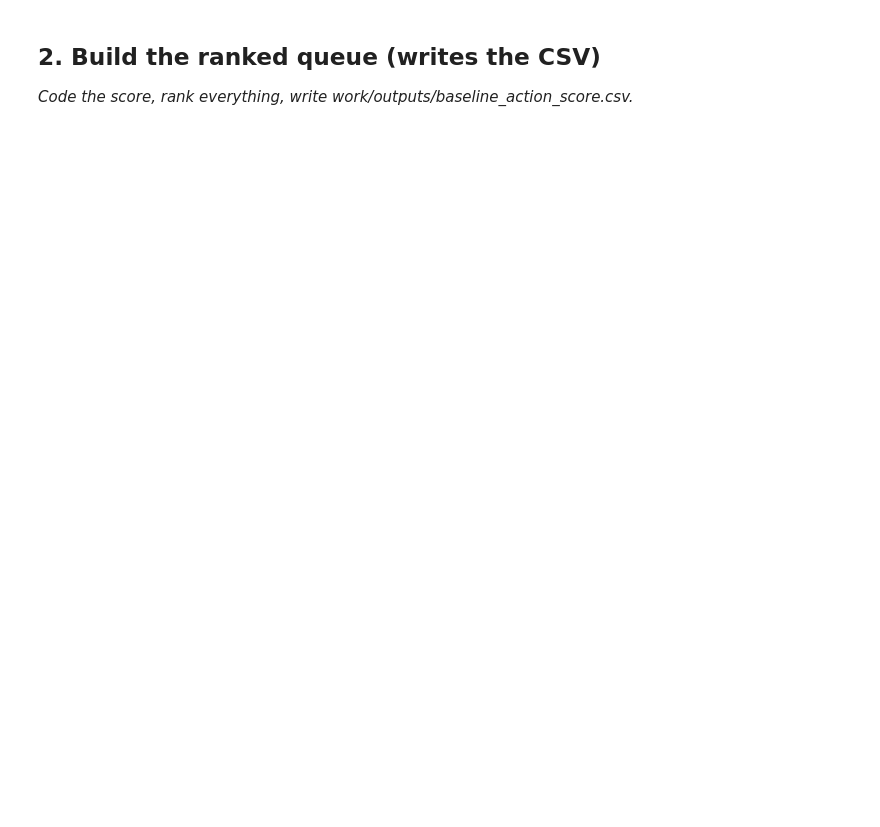
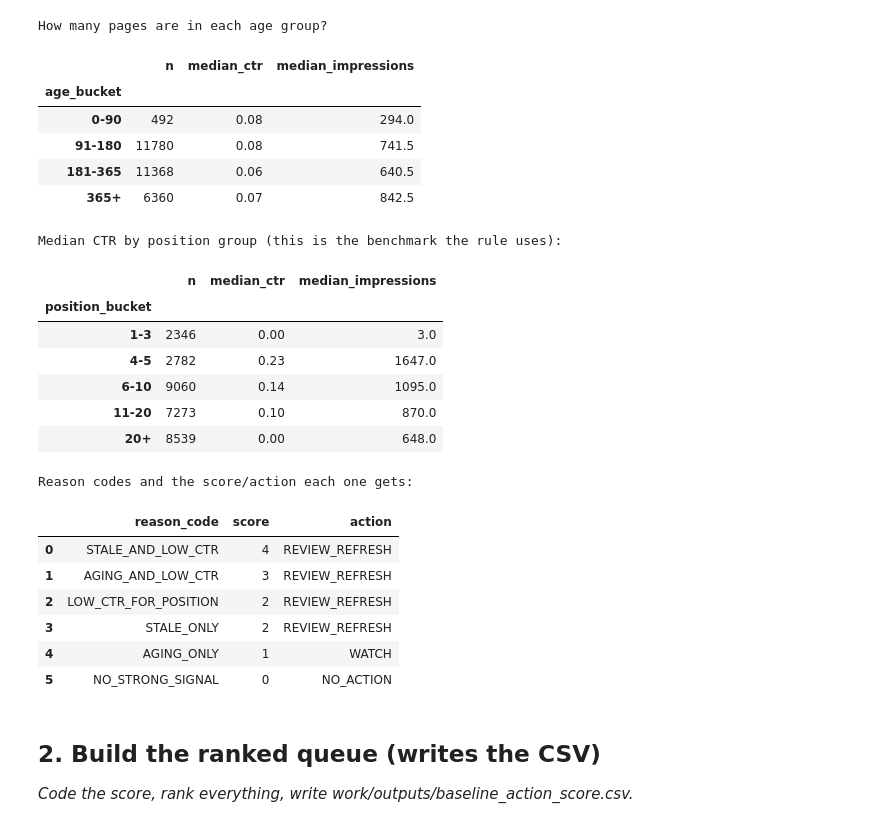
Before and after one commit to Manjit-yadav/flyrank-ml-internship, a Jupyter notebook: work/notebooks/w04_baseline_score.ipynb, the cells around one changed output. Saved outputs shown, nothing was run; the diff lists cells and outputs as text; code cells hidden in the pictures; blank space fills up the shorter version.

```diff
--- a/work/notebooks/w04_baseline_score.ipynb
+++ b/work/notebooks/w04_baseline_score.ipynb
@@ -180,3 +117,76 @@ OSError: Cannot save file into a non-existent directory: '/content/work/outputs'
+# %%
+# This cell is for CODE (numbers, a query, a check).
+# Write your text answer in the cell ABOVE this one — typing sentences here breaks Run All.
+# ---- Rule settings (change them here, then re-run from this cell downward) ----
+STALE_DAYS = 365            # 2 age points at or above this
+AGING_DAYS = 180            # 1 age point at or above this
+MIN_IMPRESSIONS = 200       # CTR signal ignored below this (too noisy)
+HIGH_CONF_IMPRESSIONS = 1000
+REVIEW_SCORE = 2            # score at or above this -> REVIEW_REFRESH
+POSITION_BINS = [0, 3, 5, 10, 20, np.inf]
+POSITION_LABELS = ["1-3", "4-5", "6-10", "11-20", "20+"]
+
+# ---- Quick sanity checks before locking the rule ----
+check = df.copy()
+check["age_bucket"] = pd.cut(
+    check["content_age_days"],
+    bins=[-1, 90, 180, 365, np.inf],
+    labels=["0-90", "91-180", "181-365", "365+"],
+)
+check["position_bucket"] = pd.cut(
+    check["avg_position"], bins=POSITION_BINS, labels=POSITION_LABELS, include_lowest=True
+)
+
+print("How many pages are in each age group?")
+display(
+    check.groupby("age_bucket", observed=True)
+    .agg(n=("content_id", "count"), median_ctr=("ctr", "median"), median_impressions=("impressions_90d", "median"))
+    .round(2)
+)
+
+print("\nMedian CTR by position group (this is the benchmark the rule uses):")
+display(
+    check.groupby("position_bucket", observed=True)
+    .agg(n=("content_id", "count"), median_ctr=("ctr", "median"), median_impressions=("impressions_90d", "median"))
+    .round(2)
+)
+
+reason_table = pd.DataFrame(
+    {
+        "reason_code": [
+            "STALE_AND_LOW_CTR", "AGING_AND_LOW_CTR", "LOW_CTR_FOR_POSITION",
+            "STALE_ONLY", "AGING_ONLY", "NO_STRONG_SIGNAL",
+        ],
+        "score": ["4", "3", "2", "2", "1", "0"],
+        "action": ["REVIEW_REFRESH", "REVIEW_REFRESH", "REVIEW_REFRESH", "REVIEW_REFRESH", "WATCH", "NO_ACTION"],
+    }
+)
+print("\nReason codes and the score/action each one gets:")
+display(reason_table)
+# %% [output]
+How many pages are in each age group?
+|  | n | median_ctr | median_impressions |
+| age_bucket |  |  |  |
+| 0-90 | 492 | 0.08 | 294.0 |
+| 91-180 | 11780 | 0.08 | 741.5 |
+| 181-365 | 11368 | 0.06 | 640.5 |
+| 365+ | 6360 | 0.07 | 842.5 |
+Median CTR by position group (this is the benchmark the rule uses):
+|  | n | median_ctr | median_impressions |
+| position_bucket |  |  |  |
+| 1-3 | 2346 | 0.00 | 3.0 |
+| 4-5 | 2782 | 0.23 | 1647.0 |
+| 6-10 | 9060 | 0.14 | 1095.0 |
+| 11-20 | 7273 | 0.10 | 870.0 |
+| 20+ | 8539 | 0.00 | 648.0 |
+Reason codes and the score/action each one gets:
+|  | reason_code | score | action |
+| 0 | STALE_AND_LOW_CTR | 4 | REVIEW_REFRESH |
+| 1 | AGING_AND_LOW_CTR | 3 | REVIEW_REFRESH |
+| 2 | LOW_CTR_FOR_POSITION | 2 | REVIEW_REFRESH |
+| 3 | STALE_ONLY | 2 | REVIEW_REFRESH |
+| 4 | AGING_ONLY | 1 | WATCH |
+| 5 | NO_STRONG_SIGNAL | 0 | NO_ACTION |
 # %% [markdown]
 ## 2. Build the ranked queue (writes the CSV)
 
```
Also changed, not shown: parts of 25 cells of this notebook.
